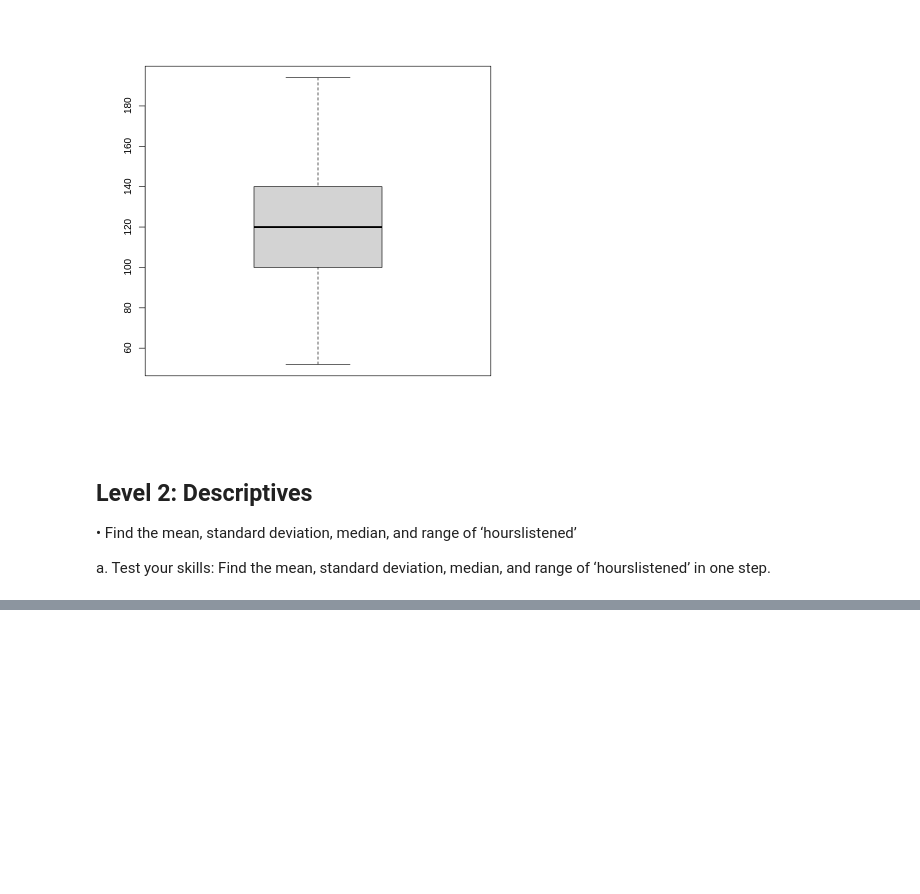
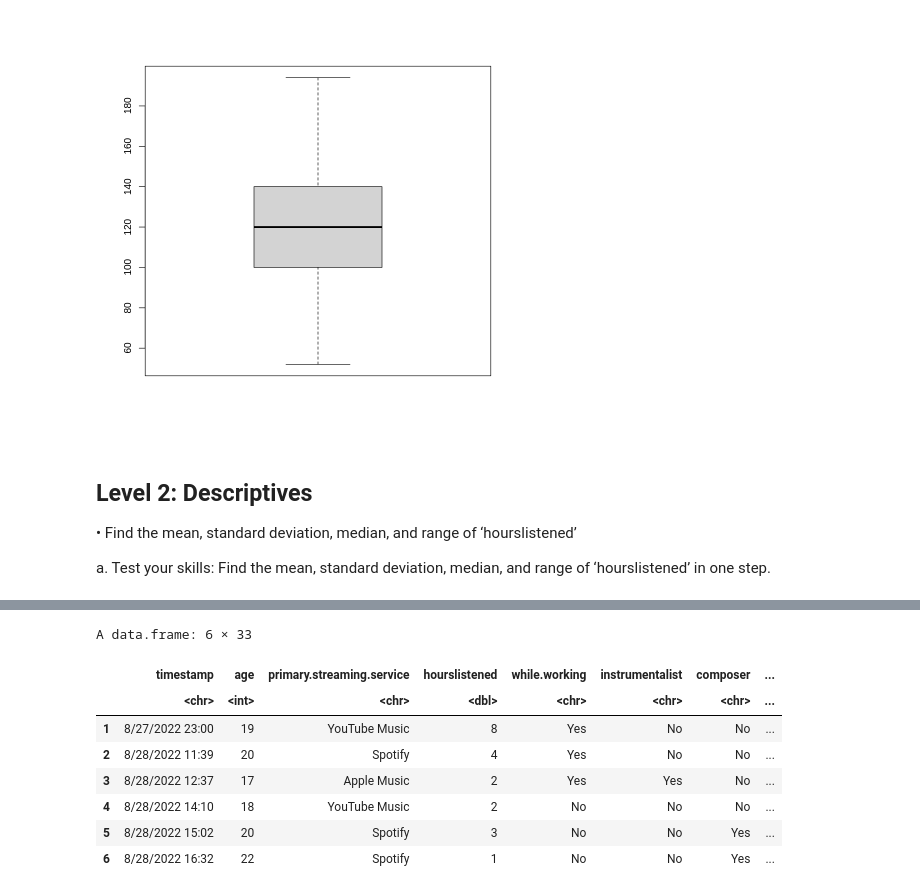
Before and after one commit to alanhlam-github/Psi_Chi, a Jupyter notebook: Psi_Chi_R_2025_July.ipynb, the cells around one changed output, grey strips where cells are left out. Cells and saved outputs as stored; diff of their text form; code cells hidden in the pictures; blank space fills up the shorter version.

```diff
--- a/Psi_Chi_R_2025_July.ipynb
+++ b/Psi_Chi_R_2025_July.ipynb
@@ -191,0 +232,17 @@ a. Test your skills: Find the mean, standard deviation, median, and range of ‘
+# %%
+list_1 = c('hourslistened','depression')
+
+data3 = data2 |>
+  filter(str_detect(fav.genre,"EDM"))
+
+head(data3)
+# %% [output]
+A data.frame: 6 × 33
+|  | timestamp | age | primary.streaming.service | hourslistened | while.working | instrumentalist | composer | ... |
+|  | <chr> | <int> | <chr> | <dbl> | <chr> | <chr> | <chr> | ... |
+| 1 | 8/27/2022 23:00 | 19 | YouTube Music | 8 | Yes | No | No | ... |
+| 2 | 8/28/2022 11:39 | 20 | Spotify | 4 | Yes | No | No | ... |
+| 3 | 8/28/2022 12:37 | 17 | Apple Music | 2 | Yes | Yes | No | ... |
+| 4 | 8/28/2022 14:10 | 18 | YouTube Music | 2 | No | No | No | ... |
+| 5 | 8/28/2022 15:02 | 20 | Spotify | 3 | No | No | Yes | ... |
+| 6 | 8/28/2022 16:32 | 22 | Spotify | 1 | No | No | Yes | ... |
```
Also changed, not shown: parts of 13 cells of this notebook.
